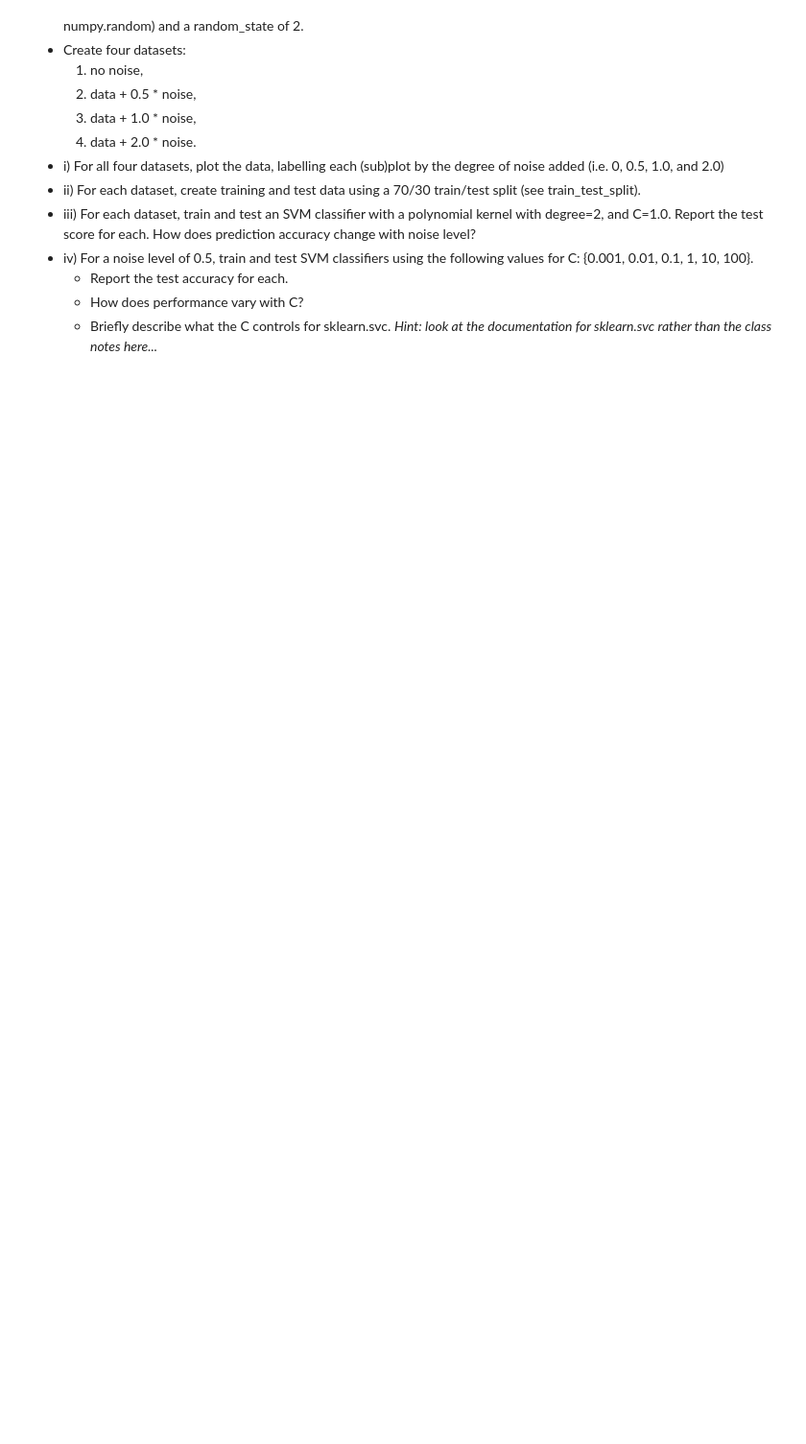
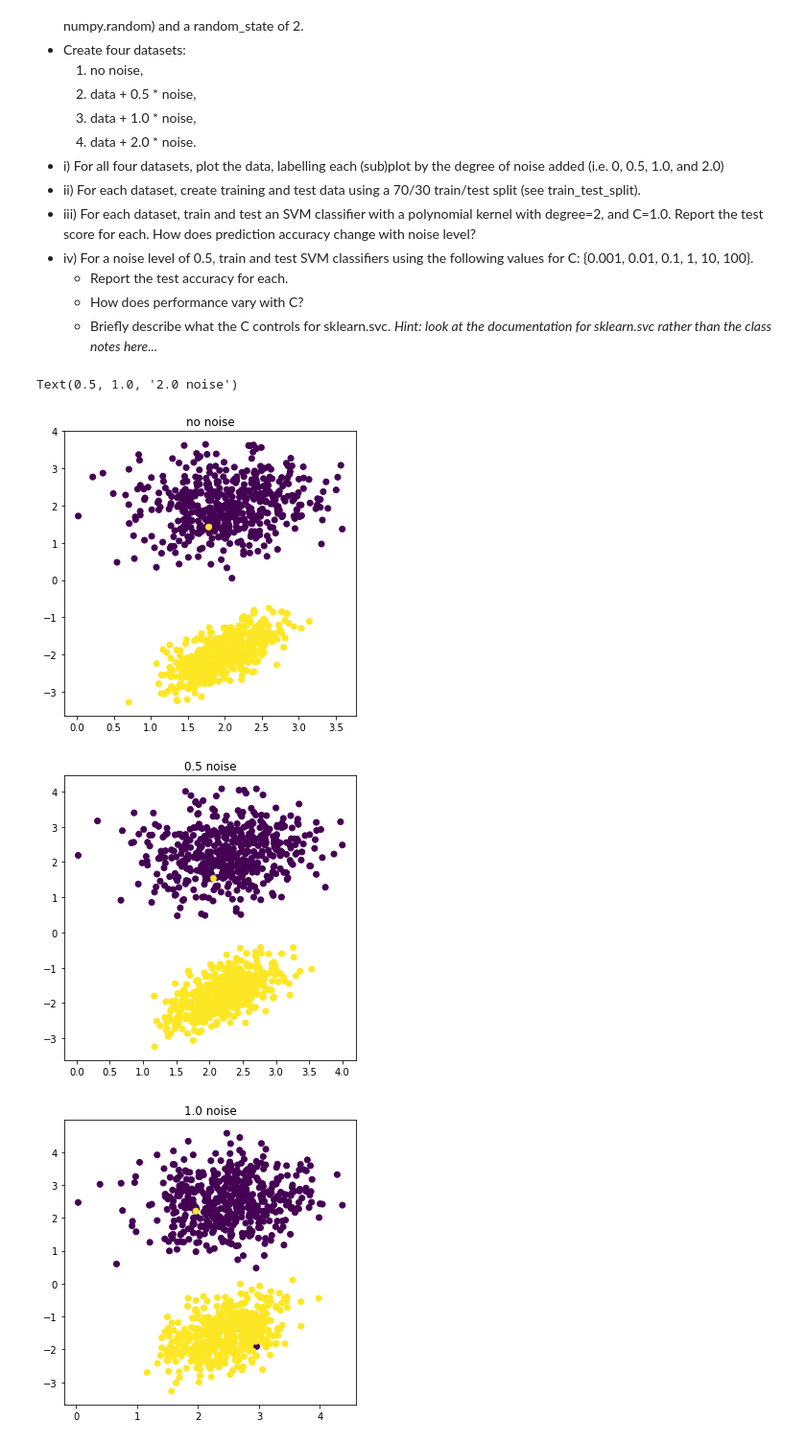
Before and after one commit to BrijPatel15/ML_Adventures, a Jupyter notebook: 1.ipynb, the cells around one changed output. Shown at 96% size. Cells and saved outputs as stored; diff of their text form; code cells hidden in the pictures; blank space fills up the shorter version.

```diff
--- a/1.ipynb
+++ b/1.ipynb
@@ -160,0 +164,55 @@ MSE = 0.56831374489067
+# %%
+# Load the required libraries...
+from sklearn.svm import SVC
+from sklearn.datasets import make_classification
+
+X, y = make_classification(n_features=2, n_redundant=0, n_informative=2,
+                           random_state=3, n_clusters_per_class=1, class_sep=2.0, n_samples=1000)
+rng = np.random.RandomState(2)
+#Create dataset and add random noise into it
+n1 = X + 0 * rng.uniform(size=X.shape)
+noNoise = (n1, y)
+n2 = X + 0.5 * rng.uniform(size=X.shape)
+noise1 = (n2, y)
+n3 = X + 1.0 * rng.uniform(size=X.shape)
+noise2 = (n3, y)
+n4 = X + 2.0 * rng.uniform(size=X.shape)
+noise3 = (n4, y)
+
+datasets = [noNoise, noise1, noise2, noise3]
+
+dataset_names = ["no noise", "0.5 noise", "1.0 noise", "2.0 noise"]
+x1 = noNoise[0]
+y1 = noNoise[1]
+x2 = noise1[0]
+y2 = noise1[1]
+x3 = noise2[0]
+y3 = noise2[1]
+x4 = noise3[0]
+y4 = noise3[1]
+
+#Plot all datasets
+plt.figure(figsize=(12,12))
+plt.subplot(2,2,1)
+plt.scatter(x1[0:,0], x1[0:,1], c=y1)
+plt.title(dataset_names[0])
+
+plt.figure(figsize=(12,12))
+plt.subplot(2,2,1)
+plt.scatter(x2[0:,0], x2[0:,1], c=y2)
+plt.title(dataset_names[1])
+
+plt.figure(figsize=(12,12))
+plt.subplot(2,2,1)
+plt.scatter(x3[0:,0], x3[0:,1], c=y3)
+plt.title(dataset_names[2])
+
+plt.figure(figsize=(12,12))
+plt.subplot(2,2,1)
+plt.scatter(x4[0:,0], x4[0:,1], c=y4)
+plt.title(dataset_names[3])
+# %% [output]
+Text(0.5, 1.0, '2.0 noise')
+[figure, added]
+[figure, added]
+[figure, added]
```
Also changed, not shown: parts of 4 cells of this notebook.
